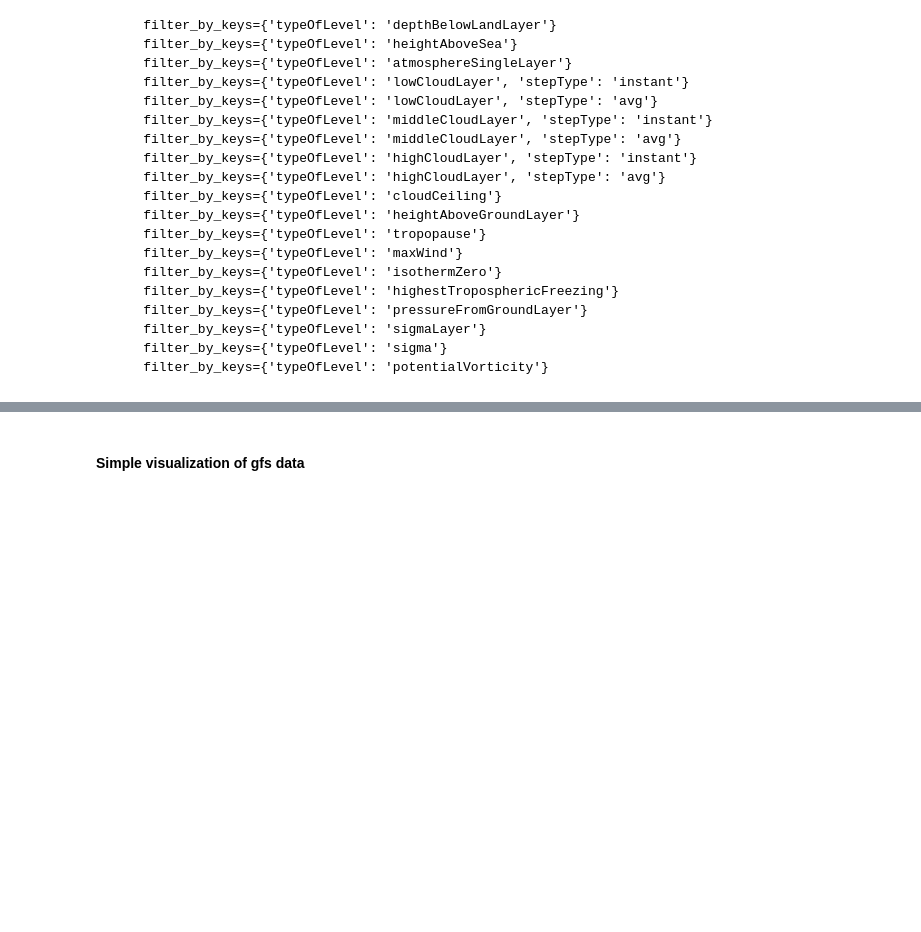
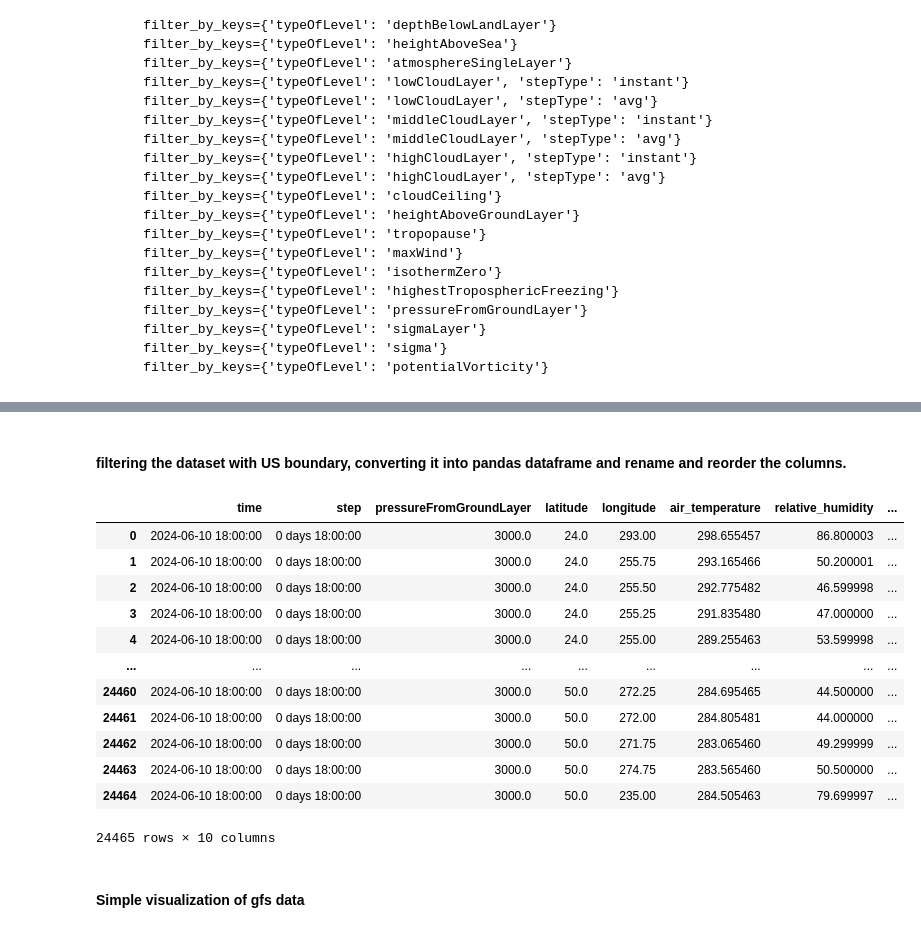
Before and after one commit to HighTechnologyFoundation/HTFCloudFellows, a Jupyter notebook: GFS_Analysis/accessing_data.ipynb, the cells around one changed output, grey strips where cells are left out. Saved outputs shown, nothing was run; the diff lists cells and outputs as text; code cells hidden in the pictures; blank space fills up the shorter version.

```diff
--- a/GFS_Analysis/accessing_data.ipynb
+++ b/GFS_Analysis/accessing_data.ipynb
@@ -129,3 +129,37 @@ Data variables:
+# %% [markdown]
+#### filtering the dataset with US boundary, converting it into pandas dataframe and rename and reorder the columns.
+# %%
+df_usa = (ds[['t', 'r', 'q', 'u', 'v']]
+          .sel(latitude = slice(50, 24), longitude = slice(235, 293))
+          .to_dataframe()
+          .sort_values('latitude')
+          .reset_index()
+          )
+
+df_usa.rename(columns = {'t' : ds['t'].standard_name,
+                         'r' : ds['r'].standard_name,
+                         'q' : ds['q'].standard_name,
+                         'u' : ds['u'].standard_name,
+                         'v' : ds['v'].standard_name}, inplace = True
+                         )
+
+df_usa.drop('valid_time', axis = 1, inplace = True)
+df_usa = df_usa.iloc[:, [7,8,9,0,1,2,3,4,5,6]]
+df_usa
+# %% [output]
+|  | time | step | pressureFromGroundLayer | latitude | longitude | air_temperature | relative_humidity | ... |
+| 0 | 2024-06-10 18:00:00 | 0 days 18:00:00 | 3000.0 | 24.0 | 293.00 | 298.655457 | 86.800003 | ... |
+| 1 | 2024-06-10 18:00:00 | 0 days 18:00:00 | 3000.0 | 24.0 | 255.75 | 293.165466 | 50.200001 | ... |
+| 2 | 2024-06-10 18:00:00 | 0 days 18:00:00 | 3000.0 | 24.0 | 255.50 | 292.775482 | 46.599998 | ... |
+| 3 | 2024-06-10 18:00:00 | 0 days 18:00:00 | 3000.0 | 24.0 | 255.25 | 291.835480 | 47.000000 | ... |
+| 4 | 2024-06-10 18:00:00 | 0 days 18:00:00 | 3000.0 | 24.0 | 255.00 | 289.255463 | 53.599998 | ... |
+| ... | ... | ... | ... | ... | ... | ... | ... | ... |
+| 24460 | 2024-06-10 18:00:00 | 0 days 18:00:00 | 3000.0 | 50.0 | 272.25 | 284.695465 | 44.500000 | ... |
+| 24461 | 2024-06-10 18:00:00 | 0 days 18:00:00 | 3000.0 | 50.0 | 272.00 | 284.805481 | 44.000000 | ... |
+| 24462 | 2024-06-10 18:00:00 | 0 days 18:00:00 | 3000.0 | 50.0 | 271.75 | 283.065460 | 49.299999 | ... |
+| 24463 | 2024-06-10 18:00:00 | 0 days 18:00:00 | 3000.0 | 50.0 | 274.75 | 283.565460 | 50.500000 | ... |
+| 24464 | 2024-06-10 18:00:00 | 0 days 18:00:00 | 3000.0 | 50.0 | 235.00 | 284.505463 | 79.699997 | ... |
+24465 rows × 10 columns
 # %% [markdown]
 #### Simple visualization of gfs data
 # %%
```
Also changed, not shown: parts of 2 cells of this notebook.
